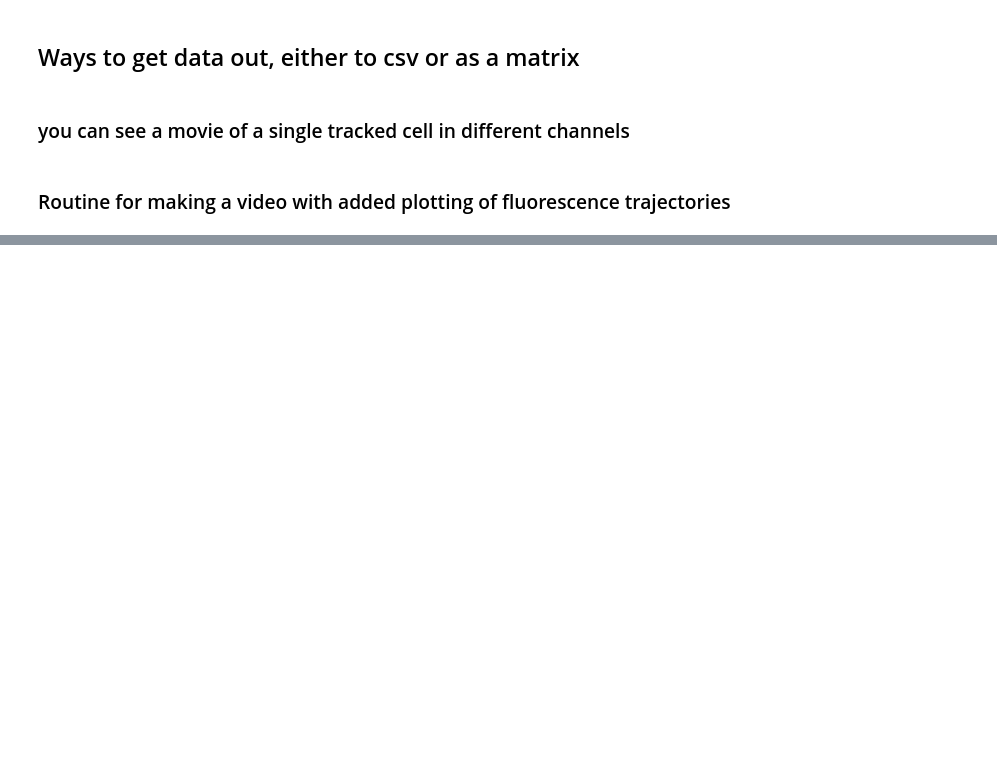
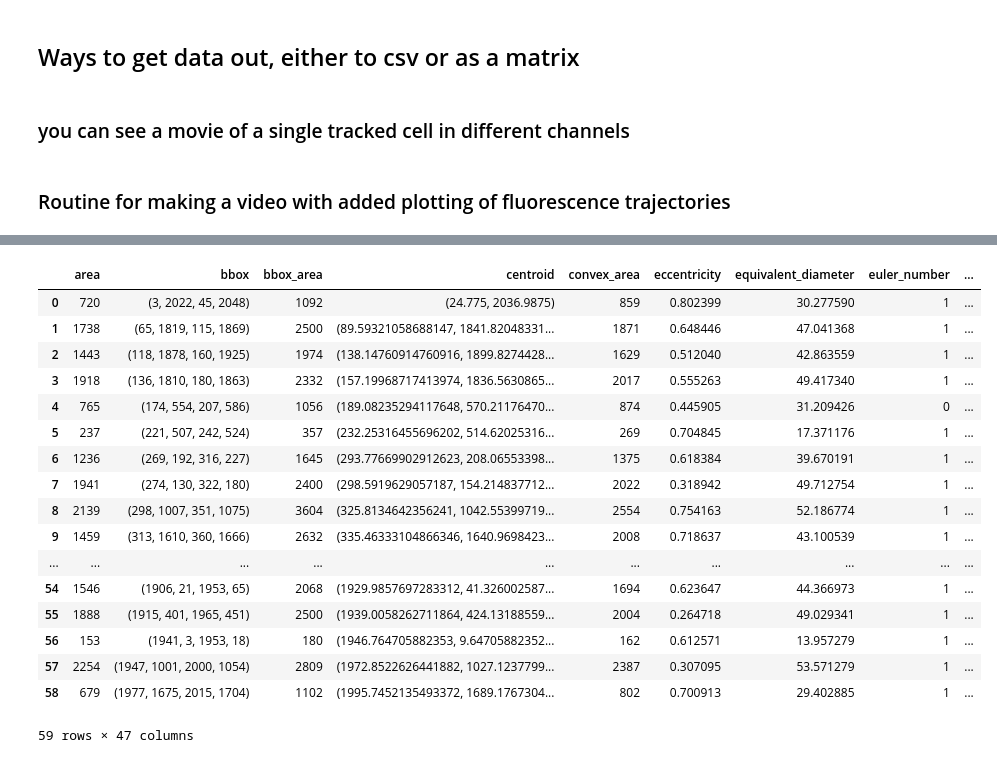
Before and after one commit to oylab/oyLabImaging, a Jupyter notebook: notebooks/UseExample.ipynb, the cells around one changed output, grey strips where cells are left out. Cells and saved outputs as stored; diff of their text form; code cells hidden in the pictures; blank space fills up the shorter version.

```diff
--- a/notebooks/UseExample.ipynb
+++ b/notebooks/UseExample.ipynb
@@ -176,0 +262,21 @@ ani.save(filename, writer=writer)
+# %%
+R.PosLbls[R.PosNames[0]].framelabels[0].regionprops
+# %% [output]
+|  | area | bbox | bbox_area | centroid | convex_area | eccentricity | equivalent_diameter | euler_number | ... |
+| 0 | 720 | (3, 2022, 45, 2048) | 1092 | (24.775, 2036.9875) | 859 | 0.802399 | 30.277590 | 1 | ... |
+| 1 | 1738 | (65, 1819, 115, 1869) | 2500 | (89.59321058688147, 1841.82048331... | 1871 | 0.648446 | 47.041368 | 1 | ... |
+| 2 | 1443 | (118, 1878, 160, 1925) | 1974 | (138.14760914760916, 1899.8274428... | 1629 | 0.512040 | 42.863559 | 1 | ... |
+| 3 | 1918 | (136, 1810, 180, 1863) | 2332 | (157.19968717413974, 1836.5630865... | 2017 | 0.555263 | 49.417340 | 1 | ... |
+| 4 | 765 | (174, 554, 207, 586) | 1056 | (189.08235294117648, 570.21176470... | 874 | 0.445905 | 31.209426 | 0 | ... |
+| 5 | 237 | (221, 507, 242, 524) | 357 | (232.25316455696202, 514.62025316... | 269 | 0.704845 | 17.371176 | 1 | ... |
+| 6 | 1236 | (269, 192, 316, 227) | 1645 | (293.77669902912623, 208.06553398... | 1375 | 0.618384 | 39.670191 | 1 | ... |
+| 7 | 1941 | (274, 130, 322, 180) | 2400 | (298.5919629057187, 154.214837712... | 2022 | 0.318942 | 49.712754 | 1 | ... |
+| 8 | 2139 | (298, 1007, 351, 1075) | 3604 | (325.8134642356241, 1042.55399719... | 2554 | 0.754163 | 52.186774 | 1 | ... |
+| 9 | 1459 | (313, 1610, 360, 1666) | 2632 | (335.46333104866346, 1640.9698423... | 2008 | 0.718637 | 43.100539 | 1 | ... |
+| ... | ... | ... | ... | ... | ... | ... | ... | ... | ... |
+| 54 | 1546 | (1906, 21, 1953, 65) | 2068 | (1929.9857697283312, 41.326002587... | 1694 | 0.623647 | 44.366973 | 1 | ... |
+| 55 | 1888 | (1915, 401, 1965, 451) | 2500 | (1939.0058262711864, 424.13188559... | 2004 | 0.264718 | 49.029341 | 1 | ... |
+| 56 | 153 | (1941, 3, 1953, 18) | 180 | (1946.764705882353, 9.64705882352... | 162 | 0.612571 | 13.957279 | 1 | ... |
+| 57 | 2254 | (1947, 1001, 2000, 1054) | 2809 | (1972.8522626441882, 1027.1237799... | 2387 | 0.307095 | 53.571279 | 1 | ... |
+| 58 | 679 | (1977, 1675, 2015, 1704) | 1102 | (1995.7452135493372, 1689.1767304... | 802 | 0.700913 | 29.402885 | 1 | ... |
+59 rows × 47 columns
```
Also changed, not shown: parts of 10 cells of this notebook.
